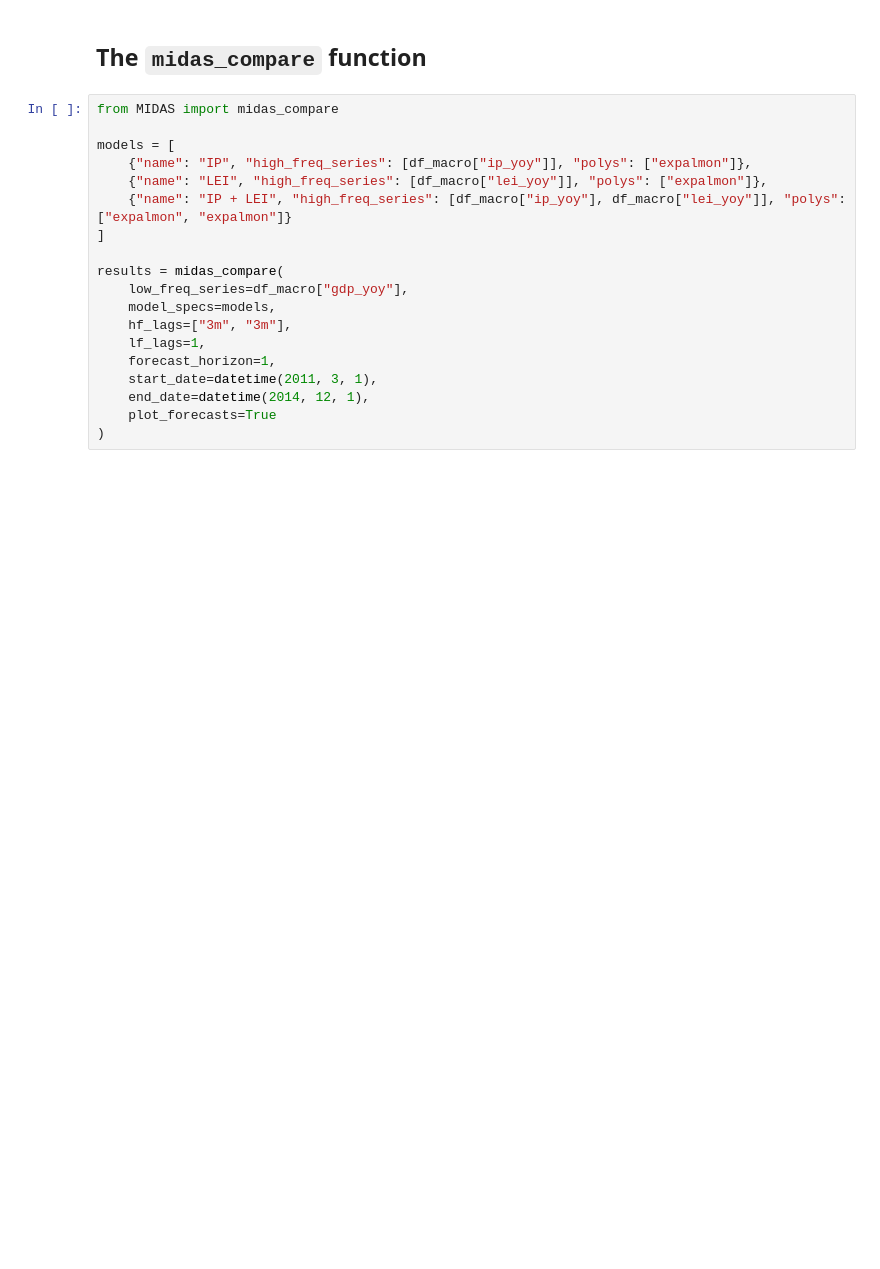
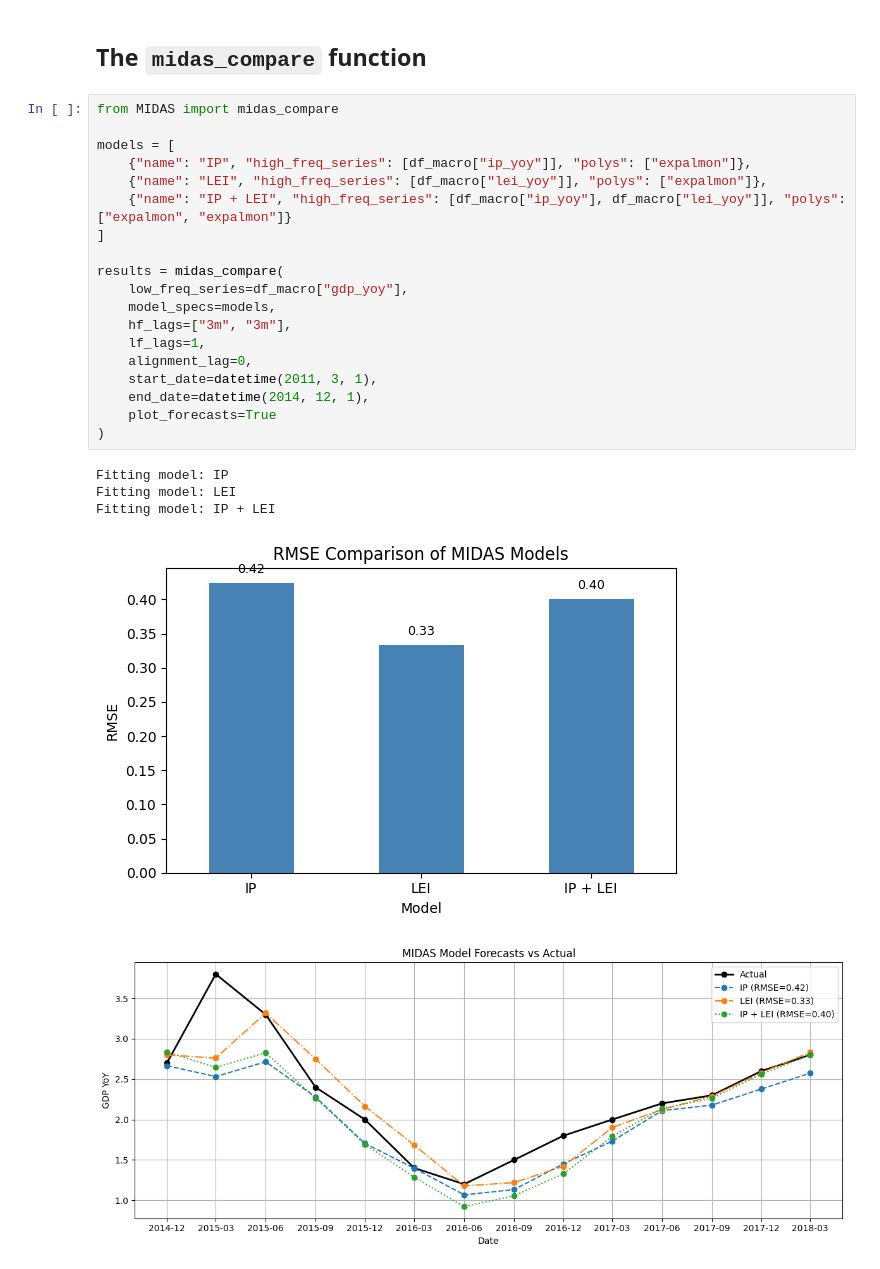
Before and after one commit to RenatoVassallo/MIDAS, a Jupyter notebook: tutorial/MIDAS_Tutorial.ipynb, the cells around one changed output. Cells and saved outputs as stored; diff of their text form; blank space fills up the shorter version.

```diff
--- a/tutorial/MIDAS_Tutorial.ipynb
+++ b/tutorial/MIDAS_Tutorial.ipynb
@@ -165,19 +277,25 @@ plt.show()
 # %%
 from MIDAS import midas_compare
 
 models = [
     {"name": "IP", "high_freq_series": [df_macro["ip_yoy"]], "polys": ["expalmon"]},
     {"name": "LEI", "high_freq_series": [df_macro["lei_yoy"]], "polys": ["expalmon"]},
     {"name": "IP + LEI", "high_freq_series": [df_macro["ip_yoy"], df_macro["lei_yoy"]], "polys": ["expalmon", "expalmon"]}
 ]
 
 results = midas_compare(
     low_freq_series=df_macro["gdp_yoy"],
     model_specs=models,
     hf_lags=["3m", "3m"],
     lf_lags=1,
-    forecast_horizon=1,
+    alignment_lag=0,
     start_date=datetime(2011, 3, 1),
     end_date=datetime(2014, 12, 1),
     plot_forecasts=True
 )
+# %% [output]
+Fitting model: IP
+Fitting model: LEI
+Fitting model: IP + LEI
+[figure, added]
+[figure, added]
```
Also changed, not shown: parts of 12 cells of this notebook, 1 other file.
